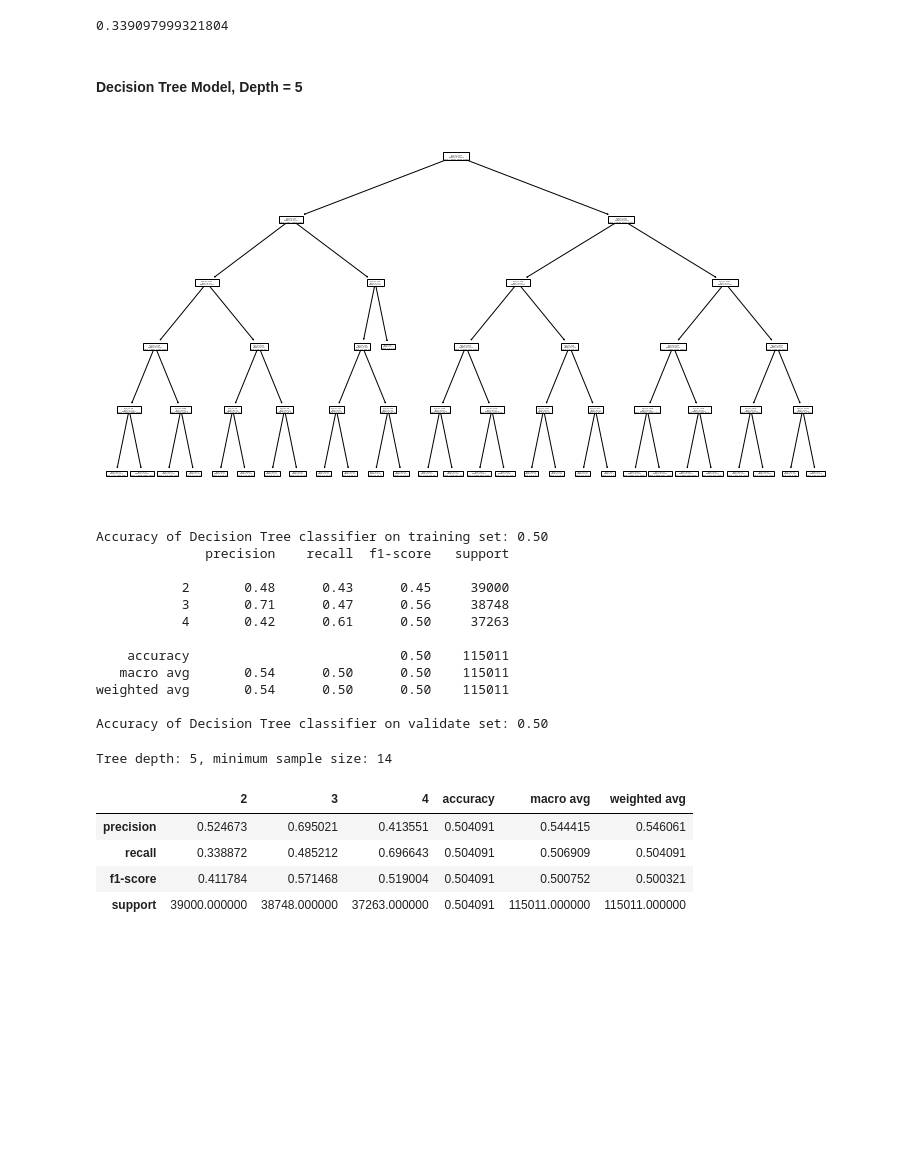
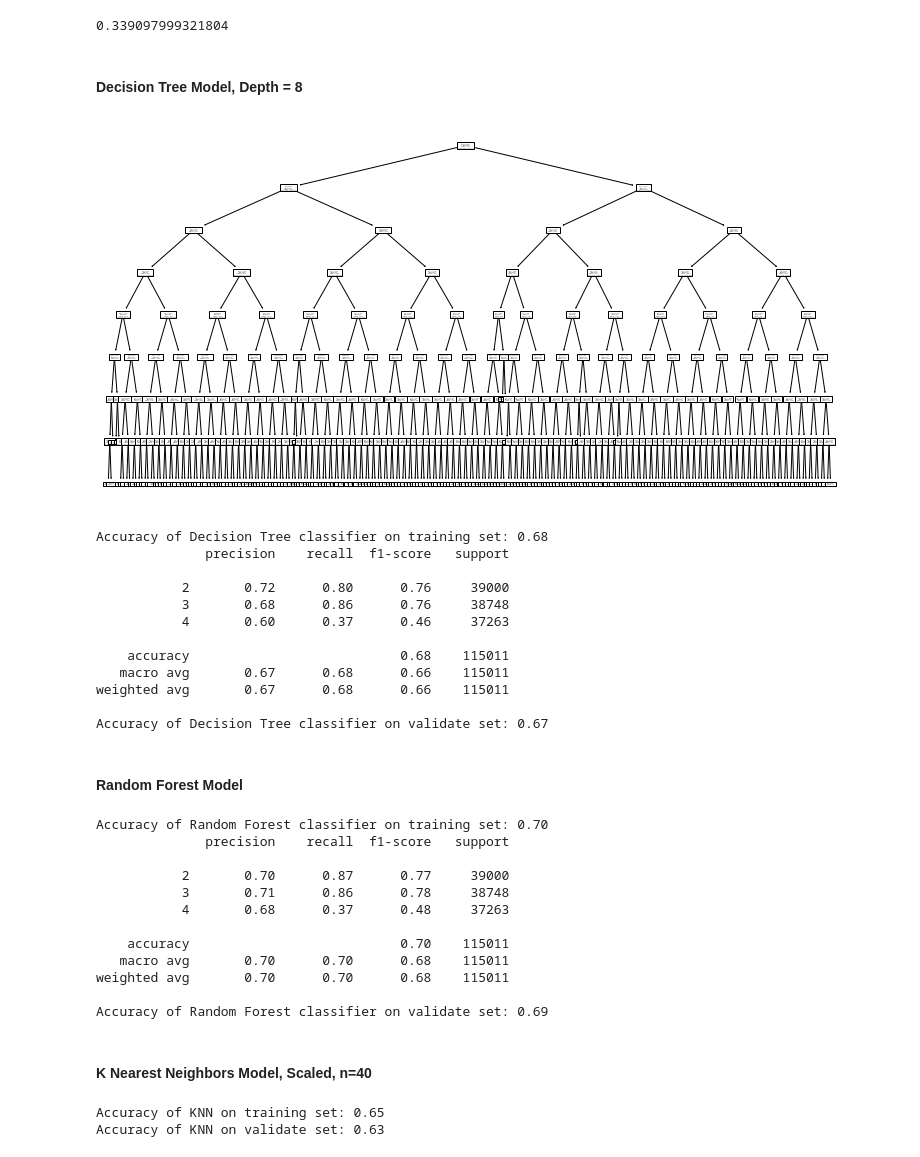
Before and after one commit to dashbringhurst/individual-project, a Jupyter notebook: draft_notebook.ipynb, the cells around one changed output. Saved outputs shown, nothing was run; the diff lists cells and outputs as text; code cells hidden in the pictures; blank space fills up the shorter version.

Commit message:
finished modeling

```diff
--- a/draft_notebook.ipynb
+++ b/draft_notebook.ipynb
@@ -65,4 +66,8 @@ df.head(3)
 df = wrangle.downsample_data(df)
+# %%
+df['year'] = df.start_time.dt.year
+df['month'] = df.start_time.dt.month
+df['day'] = df.start_time.dt.day
 # %%
 df.info(show_counts=True)
 # %% [output]
@@ -260,34 +262,49 @@ baseline
 # %% [output]
 0.339097999321804
 # %%
-cols = ['distance','precipitation','visibility']
+#cols = ['distance','precipitation','visibility','humidity','temperature','pressure','wind_speed','junction','stop',
+#       'traffic_signal','sunrise_sunset','year','month','day']
+
+cols = ['distance','precipitation','visibility','humidity','temperature','pressure','wind_speed','amenity','bump',
+       'crossing','give_way','junction','no_exit','railway','roundabout','station','stop','traffic_calming',
+       'traffic_signal','sunrise_sunset','year','month','day']
 X_train, y_train = train[cols], train.severity
 X_validate, y_validate = validate[cols], validate.severity
 X_test, y_test = test[cols], test.severity
 # %% [markdown]
-#### Decision Tree Model, Depth = 5
+#### Decision Tree Model, Depth = 8
 # %%
-model.tree_model(X_train, y_train, X_validate, y_validate, 5)
+model.tree_model(X_train, y_train, X_validate, y_validate, 8)
 # %% [output]
-[figure, old version]
+[figure, new version]
-Accuracy of Decision Tree classifier on training set: 0.50
+Accuracy of Decision Tree classifier on training set: 0.68
               precision    recall  f1-score   support
 
-           2       0.48      0.43      0.45     39000
-           3       0.71      0.47      0.56     38748
-           4       0.42      0.61      0.50     37263
+           2       0.72      0.80      0.76     39000
+           3       0.68      0.86      0.76     38748
+           4       0.60      0.37      0.46     37263
 
-    accuracy                           0.50    115011
-   macro avg       0.54      0.50      0.50    115011
-weighted avg       0.54      0.50      0.50    115011
+    accuracy                           0.68    115011
+   macro avg       0.67      0.68      0.66    115011
+weighted avg       0.67      0.68      0.66    115011
 
-Accuracy of Decision Tree classifier on validate set: 0.50
+Accuracy of Decision Tree classifier on validate set: 0.67
+# %% [markdown]
+#### Random Forest Model
 # %%
-model.rand_forest(X_train, y_train, 5, 14)
+model.rand_forest(X_train, y_train, X_validate, y_validate, 15, 35)
 # %% [output]
-Tree depth: 5, minimum sample size: 14
+Accuracy of Random Forest classifier on training set: 0.70
+              precision    recall  f1-score   support
+
+           2       0.70      0.87      0.77     39000
+           3       0.71      0.86      0.78     38748
+           4       0.68      0.37      0.48     37263
+
+    accuracy                           0.70    115011
+   macro avg       0.70      0.70      0.68    115011
+weighted avg       0.70      0.70      0.68    115011
+
+Accuracy of Random Forest classifier on validate set: 0.69
-|  | 2 | 3 | 4 | accuracy | macro avg | weighted avg |
-| precision | 0.524673 | 0.695021 | 0.413551 | 0.504091 | 0.544415 | 0.546061 |
-| recall | 0.338872 | 0.485212 | 0.696643 | 0.504091 | 0.506909 | 0.504091 |
-| f1-score | 0.411784 | 0.571468 | 0.519004 | 0.504091 | 0.500752 | 0.500321 |
-| support | 39000.000000 | 38748.000000 | 37263.000000 | 0.504091 | 115011.000000 | 115011.000000 |
+# %% [markdown]
+#### K Nearest Neighbors Model, Scaled, n=40
@@ -293,0 +317,5 @@ Tree depth: 5, minimum sample size: 14
+# %%
+model.knn_model(X_train_scaled, y_train, X_validate_scaled, y_validate, 40)
+# %% [output]
+Accuracy of KNN on training set: 0.65
+Accuracy of KNN on validate set: 0.63
```
Also changed, not shown: parts of 13 cells of this notebook.
